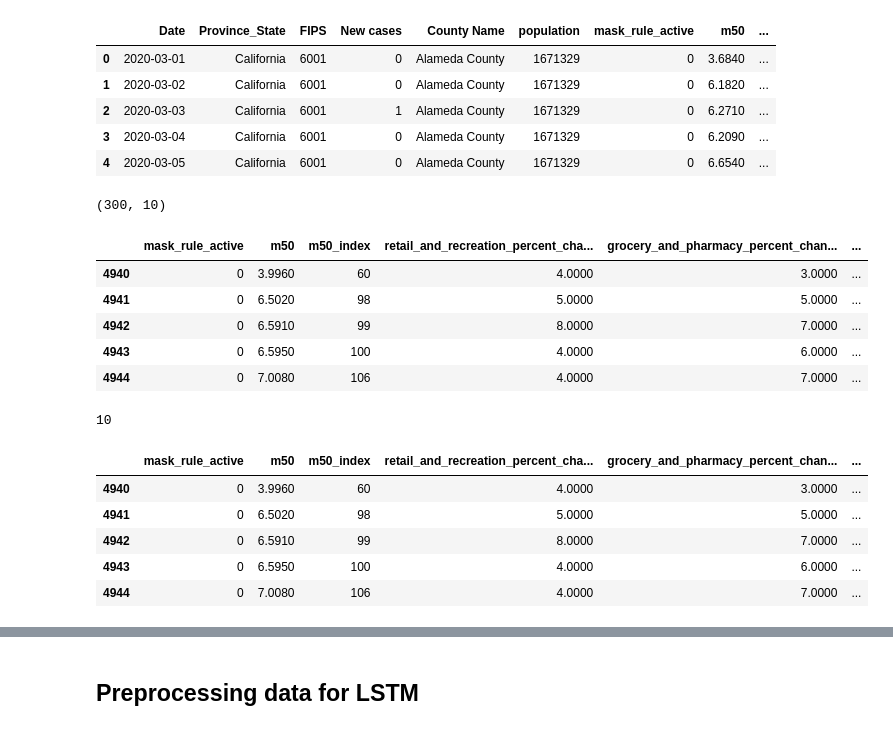
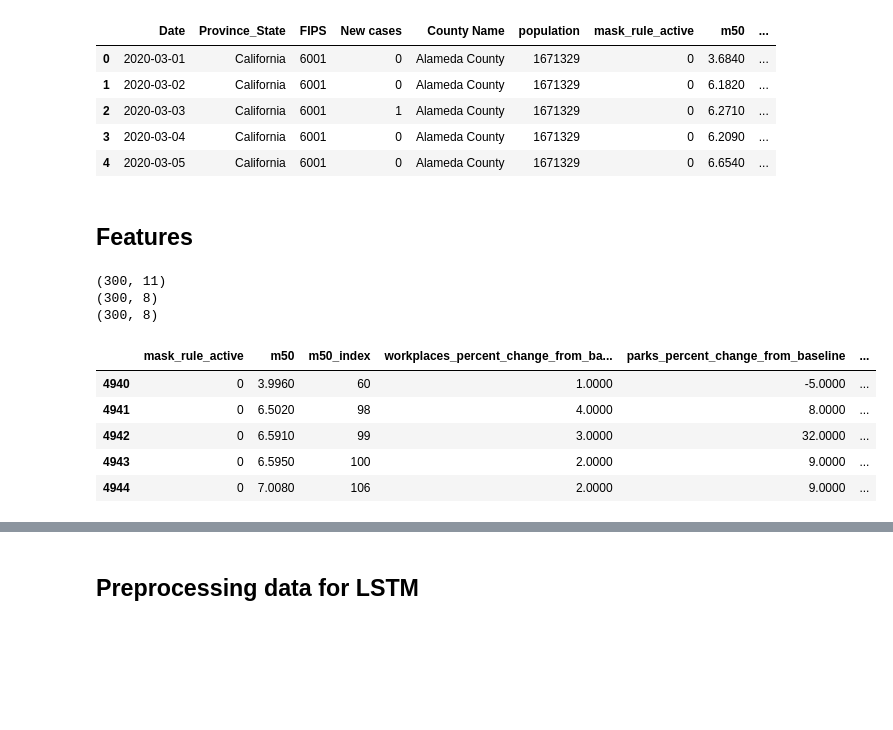
Before and after one commit to jeyasri-s2/meansquares, a Jupyter notebook: version2/modeling/lstm/CA_TimeSeries_LSTM_withFeatures_byGini.ipynb, the cells around one changed output, grey strips where cells are left out. Saved outputs shown, nothing was run; the diff lists cells and outputs as text; code cells hidden in the pictures; blank space fills up the shorter version.

```diff
--- a/version2/modeling/lstm/CA_TimeSeries_LSTM_withFeatures_byGini.ipynb
+++ b/version2/modeling/lstm/CA_TimeSeries_LSTM_withFeatures_byGini.ipynb
@@ -114,15 +106,47 @@ X_cols = [ 'mask_rule_active','m50', 'm50_index',
-# %%
-LA_combined_data = CA_combined_data[CA_combined_data['County Name'] == 'Los Angeles County'][X_cols]
-print(LA_combined_data.shape)
-LA_combined_data.head(5)
-# %% [output]
-(300, 10)
-|  | mask_rule_active | m50 | m50_index | retail_and_recreation_percent_cha... | grocery_and_pharmacy_percent_chan... | ... |
-| 4940 | 0 | 3.9960 | 60 | 4.0000 | 3.0000 | ... |
-| 4941 | 0 | 6.5020 | 98 | 5.0000 | 5.0000 | ... |
-| 4942 | 0 | 6.5910 | 99 | 8.0000 | 7.0000 | ... |
-| 4943 | 0 | 6.5950 | 100 | 4.0000 | 6.0000 | ... |
-| 4944 | 0 | 7.0080 | 106 | 4.0000 | 7.0000 | ... |
+# %% [markdown]
+## Features
+# %%
+X_cols_all = [ 'mask_rule_active','m50', 'm50_index',
+       'retail_and_recreation_percent_change_from_baseline',
+       'grocery_and_pharmacy_percent_change_from_baseline',
+       'parks_percent_change_from_baseline',
+       'transit_stations_percent_change_from_baseline',
+       'workplaces_percent_change_from_baseline',
+       'residential_percent_change_from_baseline','Date','New cases']
+
+# from gini coeffs; only taking positive value features
+#population?
+X_cols_feature_gini_coef = ['mask_rule_active', 'm50', 'm50_index',
+                           'parks_percent_change_from_baseline', 'residential_percent_change_from_baseline',
+                            'transit_stations_percent_change_from_baseline','Date','New cases']
+
+# from gini extra tree classifier; taking top 6
+#population?
+X_cols_feature_gini_rfe = ['mask_rule_active', 'm50', 'm50_index',
+                           'workplaces_percent_change_from_baseline','parks_percent_change_from_baseline',
+                          'residential_percent_change_from_baseline',
+                          'Date','New cases']
+# %%
+LA_combined_data_all = CA_combined_data[CA_combined_data['County Name'] == 'Los Angeles County'][X_cols_all]
+print(LA_combined_data_all.shape)
+
+LA_combined_data_gini_coef = CA_combined_data[CA_combined_data['County Name'] == 'Los Angeles County'][X_cols_feature_gini_coef]
+print(LA_combined_data_gini_coef.shape)
+LA_combined_data_gini_coef.head(5)
+
+LA_combined_data_gini_rfe = CA_combined_data[CA_combined_data['County Name'] == 'Los Angeles County'][X_cols_feature_gini_rfe]
+print(LA_combined_data_gini_rfe.shape)
+LA_combined_data_gini_rfe.head(5)
+# %% [output]
+(300, 11)
+(300, 8)
+(300, 8)
+|  | mask_rule_active | m50 | m50_index | workplaces_percent_change_from_ba... | parks_percent_change_from_baseline | ... |
+| 4940 | 0 | 3.9960 | 60 | 1.0000 | -5.0000 | ... |
+| 4941 | 0 | 6.5020 | 98 | 4.0000 | 8.0000 | ... |
+| 4942 | 0 | 6.5910 | 99 | 3.0000 | 32.0000 | ... |
+| 4943 | 0 | 6.5950 | 100 | 2.0000 | 9.0000 | ... |
+| 4944 | 0 | 7.0080 | 106 | 2.0000 | 9.0000 | ... |
 # %%
 from datetime import datetime
 # load data
@@ -131,15 +158,0 @@ def parse(x):
-# %%
-len(LA_combined_data.columns)
-# %% [output]
-10
-# %%
-LA_combined_data['Date'] = LA_combined_data['Date'].apply(lambda x: parse(x))
-#LA_combined_data.index.name = 'Date'
-LA_combined_data.head()
-# %% [output]
-|  | mask_rule_active | m50 | m50_index | retail_and_recreation_percent_cha... | grocery_and_pharmacy_percent_chan... | ... |
-| 4940 | 0 | 3.9960 | 60 | 4.0000 | 3.0000 | ... |
-| 4941 | 0 | 6.5020 | 98 | 5.0000 | 5.0000 | ... |
-| 4942 | 0 | 6.5910 | 99 | 8.0000 | 7.0000 | ... |
-| 4943 | 0 | 6.5950 | 100 | 4.0000 | 6.0000 | ... |
-| 4944 | 0 | 7.0080 | 106 | 4.0000 | 7.0000 | ... |
```
Also changed, not shown: parts of 84 cells of this notebook.
